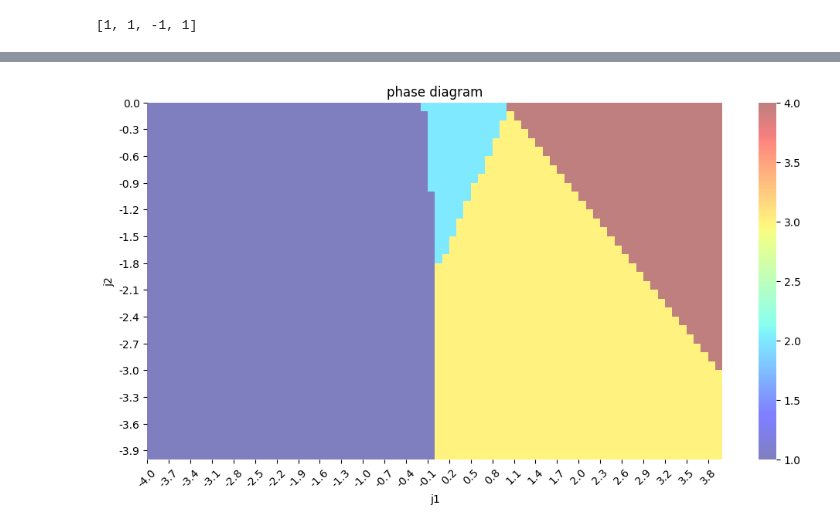
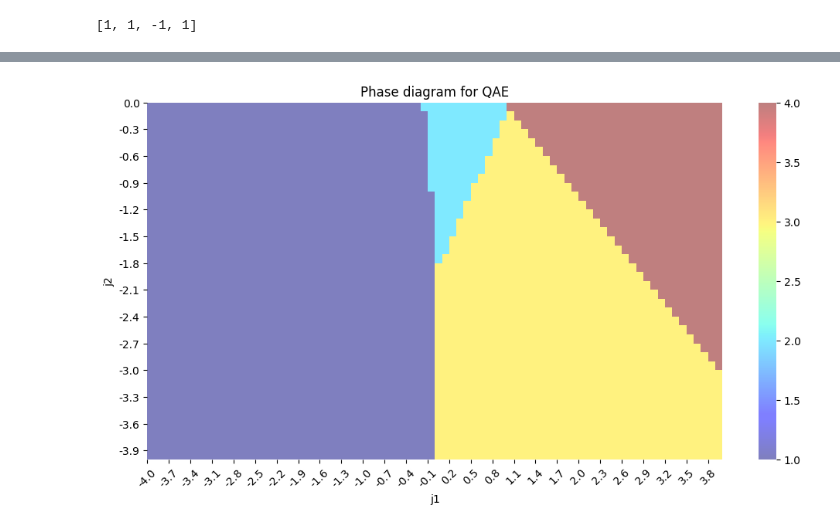
Before and after one commit to myrimur/qml-2024, a Jupyter notebook: qae.ipynb, the cells around one changed output, grey strips where cells are left out. Saved outputs shown, nothing was run; the diff lists cells and outputs as text; code cells hidden in the pictures.

```diff
--- a/qae.ipynb
+++ b/qae.ipynb
@@ -422,31 +427,31 @@ plt.show()
 # %%
 import matplotlib.pyplot as plt
 import seaborn as sns
 import numpy as np
 
 # Generate the heatmap without labels first
 ax = sns.heatmap(mesh_phase, cmap="jet", xticklabels=False, yticklabels=False, alpha=0.5)
 
 # Plot datapoints
 # ax.scatter(x=df_tested['J1']*10, y=df_tested['J2']*10)
 
 # Define the tick positions and labels
 x_ticks = np.arange(0, len(np.arange(-4, 4, 0.1)), 3)  # Every third tick position
 y_ticks = np.arange(0, len(np.arange(0, -4, -0.1)), 3)  # Every third tick position
 
 x_labels = np.round(np.arange(-4, 4, 0.1), 2)[::3]  # Every third tick label
 y_labels = np.round(np.arange(0, -4, -0.1), 2)[::3]  # Every third tick label
 
 # Set the tick positions and labels on the plot
 ax.set_xticks(x_ticks)
 ax.set_xticklabels(x_labels,rotation=45)
 ax.set_yticks(y_ticks)
 ax.set_yticklabels(y_labels)
 
 # Customize the plot
-plt.title("phase diagram")
+plt.title("Phase diagram for QAE")
 plt.xlabel("j1")
 plt.ylabel("j2")
 plt.show()
 # %% [output]
-[figure, old version]
+[figure, new version]
```
Also changed, not shown: parts of 2 cells of this notebook.
